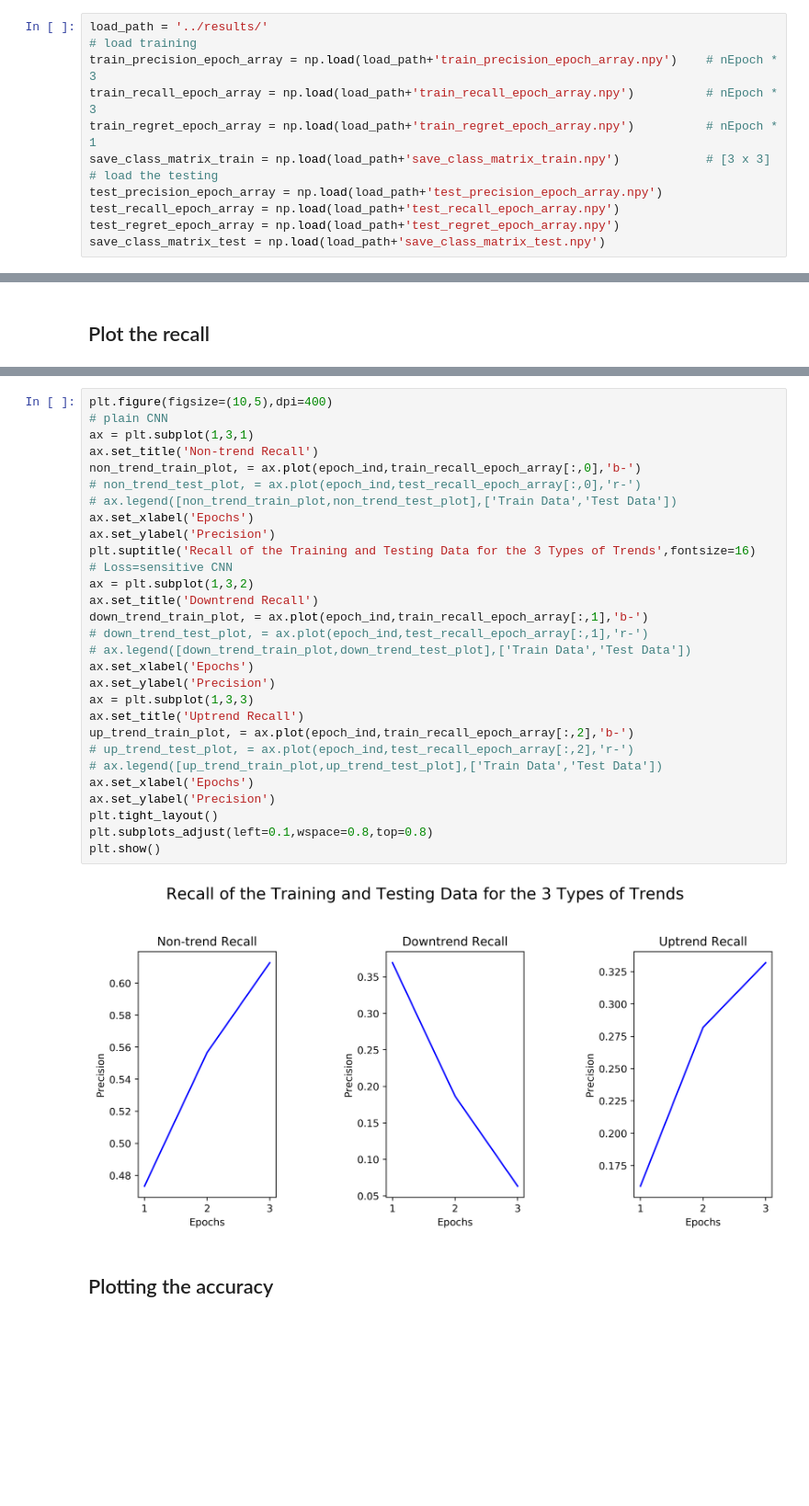
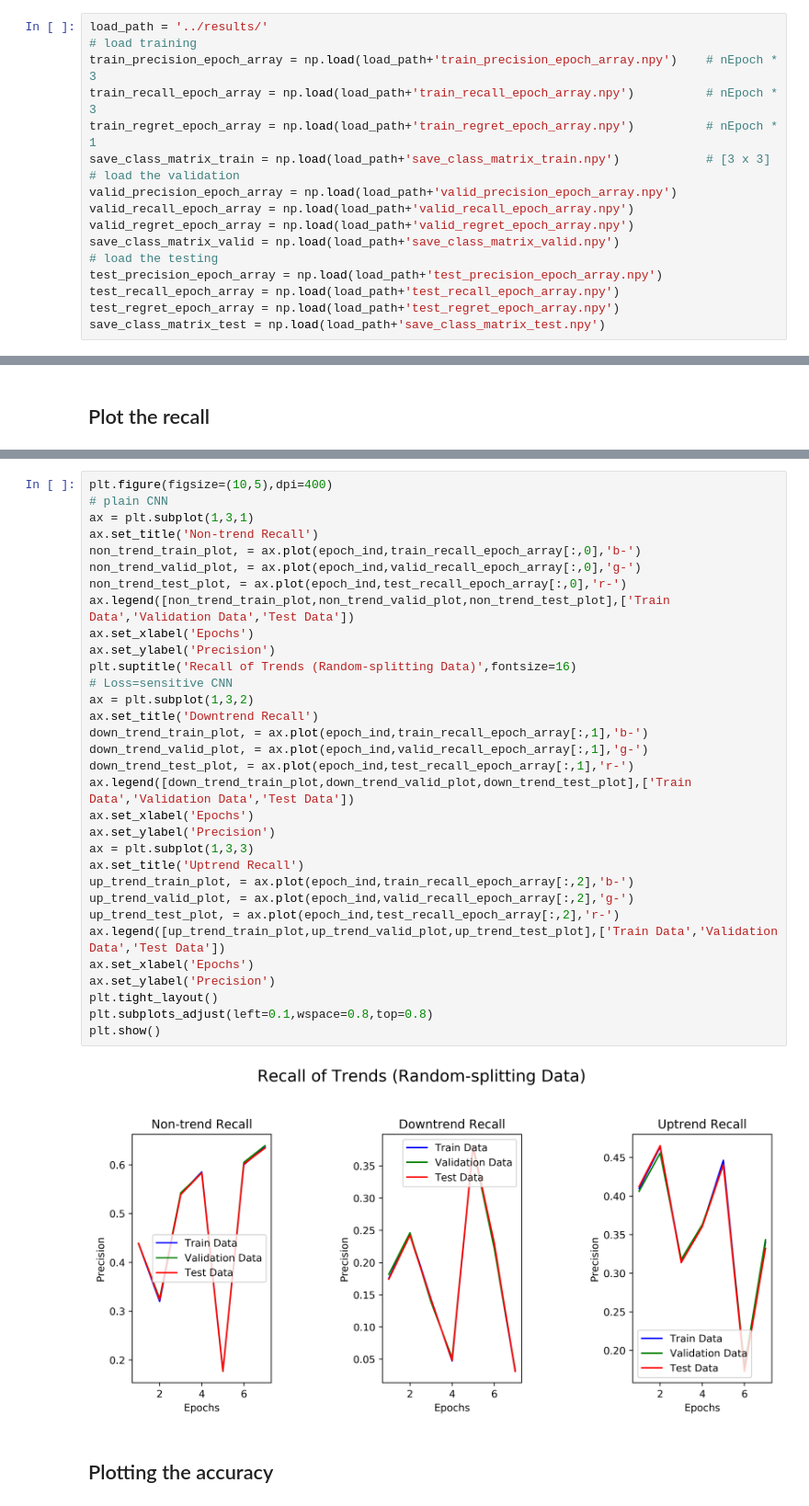
Before and after one commit to jhwjhw0123/Bi-DirectionRNN_Stock_Trend, a Jupyter notebook: result_plotting.ipynb, the cells around one changed output, grey strips where cells are left out. Shown at 92% size. Drawn from its saved outputs; the diff is of its cells as text; blank space fills up the shorter version.

```diff
--- a/result_plotting.ipynb
+++ b/result_plotting.ipynb
@@ -11,6 +12,11 @@ train_precision_epoch_array = np.load(load_path+'train_precision_epoch_array.npy
 train_recall_epoch_array = np.load(load_path+'train_recall_epoch_array.npy')          # nEpoch * 3
 train_regret_epoch_array = np.load(load_path+'train_regret_epoch_array.npy')          # nEpoch * 1
 save_class_matrix_train = np.load(load_path+'save_class_matrix_train.npy')            # [3 x 3]
+# load the validation
+valid_precision_epoch_array = np.load(load_path+'valid_precision_epoch_array.npy')
+valid_recall_epoch_array = np.load(load_path+'valid_recall_epoch_array.npy')
+valid_regret_epoch_array = np.load(load_path+'valid_regret_epoch_array.npy')
+save_class_matrix_valid = np.load(load_path+'save_class_matrix_valid.npy')
 # load the testing
 test_precision_epoch_array = np.load(load_path+'test_precision_epoch_array.npy')
 test_recall_epoch_array = np.load(load_path+'test_recall_epoch_array.npy')
@@ -60,34 +111,37 @@ array([0.75711603, 0.65916153, 0.60165168])
 # %%
 plt.figure(figsize=(10,5),dpi=400)
 # plain CNN
 ax = plt.subplot(1,3,1)
 ax.set_title('Non-trend Recall')
 non_trend_train_plot, = ax.plot(epoch_ind,train_recall_epoch_array[:,0],'b-')
-# non_trend_test_plot, = ax.plot(epoch_ind,test_recall_epoch_array[:,0],'r-')
-# ax.legend([non_trend_train_plot,non_trend_test_plot],['Train Data','Test Data'])
+non_trend_valid_plot, = ax.plot(epoch_ind,valid_recall_epoch_array[:,0],'g-')
+non_trend_test_plot, = ax.plot(epoch_ind,test_recall_epoch_array[:,0],'r-')
+ax.legend([non_trend_train_plot,non_trend_valid_plot,non_trend_test_plot],['Train Data','Validation Data','Test Data'])
 ax.set_xlabel('Epochs')
 ax.set_ylabel('Precision')
-plt.suptitle('Recall of the Training and Testing Data for the 3 Types of Trends',fontsize=16)
+plt.suptitle('Recall of Trends (Random-splitting Data)',fontsize=16)
 # Loss=sensitive CNN
 ax = plt.subplot(1,3,2)
 ax.set_title('Downtrend Recall')
 down_trend_train_plot, = ax.plot(epoch_ind,train_recall_epoch_array[:,1],'b-')
-# down_trend_test_plot, = ax.plot(epoch_ind,test_recall_epoch_array[:,1],'r-')
-# ax.legend([down_trend_train_plot,down_trend_test_plot],['Train Data','Test Data'])
+down_trend_valid_plot, = ax.plot(epoch_ind,valid_recall_epoch_array[:,1],'g-')
+down_trend_test_plot, = ax.plot(epoch_ind,test_recall_epoch_array[:,1],'r-')
+ax.legend([down_trend_train_plot,down_trend_valid_plot,down_trend_test_plot],['Train Data','Validation Data','Test Data'])
 ax.set_xlabel('Epochs')
 ax.set_ylabel('Precision')
 ax = plt.subplot(1,3,3)
 ax.set_title('Uptrend Recall')
 up_trend_train_plot, = ax.plot(epoch_ind,train_recall_epoch_array[:,2],'b-')
-# up_trend_test_plot, = ax.plot(epoch_ind,test_recall_epoch_array[:,2],'r-')
-# ax.legend([up_trend_train_plot,up_trend_test_plot],['Train Data','Test Data'])
+up_trend_valid_plot, = ax.plot(epoch_ind,valid_recall_epoch_array[:,2],'g-')
+up_trend_test_plot, = ax.plot(epoch_ind,test_recall_epoch_array[:,2],'r-')
+ax.legend([up_trend_train_plot,up_trend_valid_plot,up_trend_test_plot],['Train Data','Validation Data','Test Data'])
 ax.set_xlabel('Epochs')
 ax.set_ylabel('Precision')
 plt.tight_layout()
 plt.subplots_adjust(left=0.1,wspace=0.8,top=0.8)
 plt.show()
 # %% [output]
-[figure, old version]
+[figure, new version]
 # %% [markdown]
 ## Plotting the accuracy
 # %%
```
Also changed, not shown: parts of 10 cells of this notebook, 9 other files.
